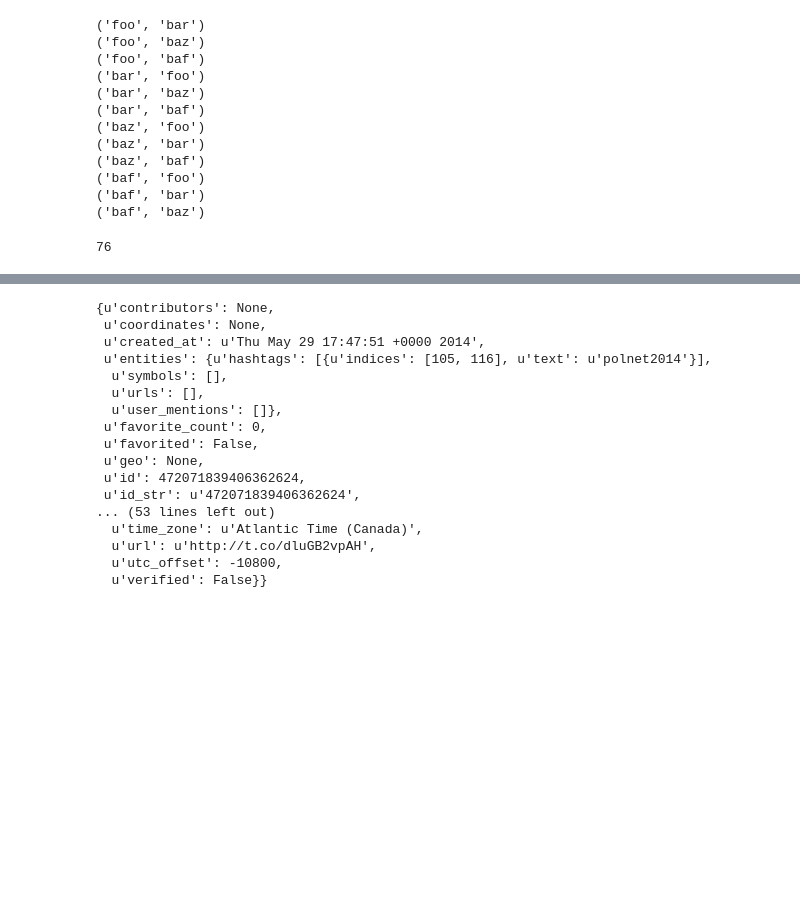
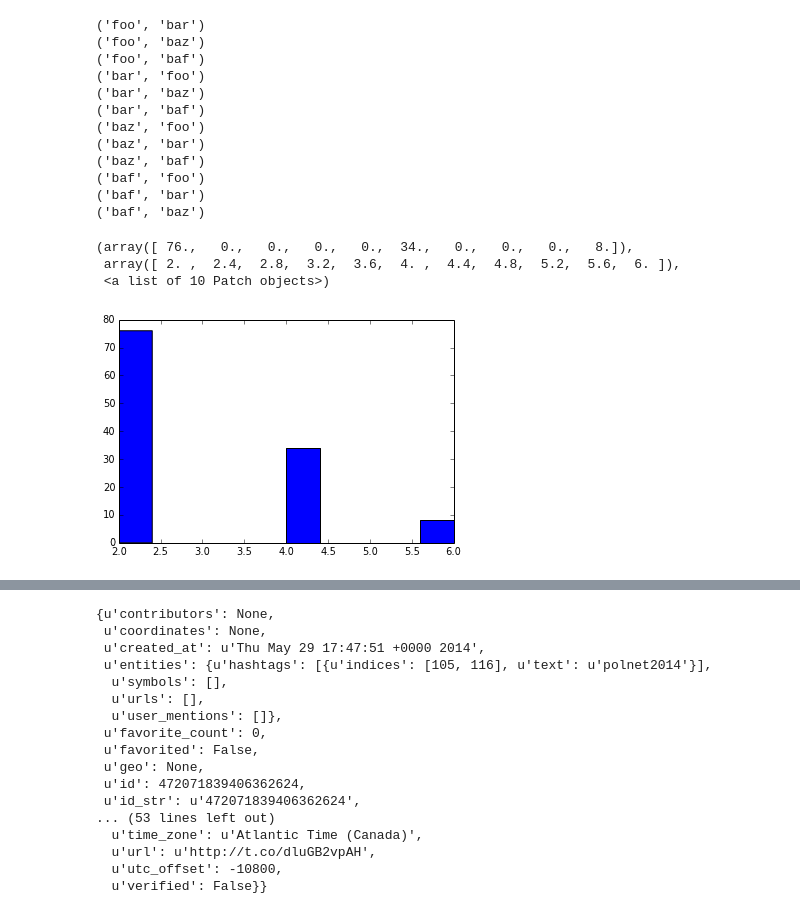
Before and after one commit to maksim2042/PolNet2014, a Jupyter notebook: Social Media Mining -- PolNet 2014.ipynb, the cells around one changed output, grey strips where cells are left out. Saved outputs shown, nothing was run; the diff lists cells and outputs as text; code cells hidden in the pictures; blank space fills up the shorter version.

```diff
--- a/Social Media Mining -- PolNet 2014.ipynb
+++ b/Social Media Mining -- PolNet 2014.ipynb
@@ -79,4 +108,2 @@ hh.remove_node('ukraine'
-# %%
-len(hh)
-# %% [output]
-76
+# %%
+weights = [x['weight'] for f,t,x in hh.edges(data=True)]
@@ -83,3 +112,10 @@ len(hh)
+# %%
+plot.hist(weights, 10)
+# %% [output]
+(array([ 76.,   0.,   0.,   0.,   0.,  34.,   0.,   0.,   0.,   8.]),
+ array([ 2. ,  2.4,  2.8,  3.2,  3.6,  4. ,  4.4,  4.8,  5.2,  5.6,  6. ]),
+ <a list of 10 Patch objects>)
+[figure, added]
 # %%
 net.draw(hh)
 # %% [output]
```
Also changed, not shown: parts of 8 cells of this notebook.
